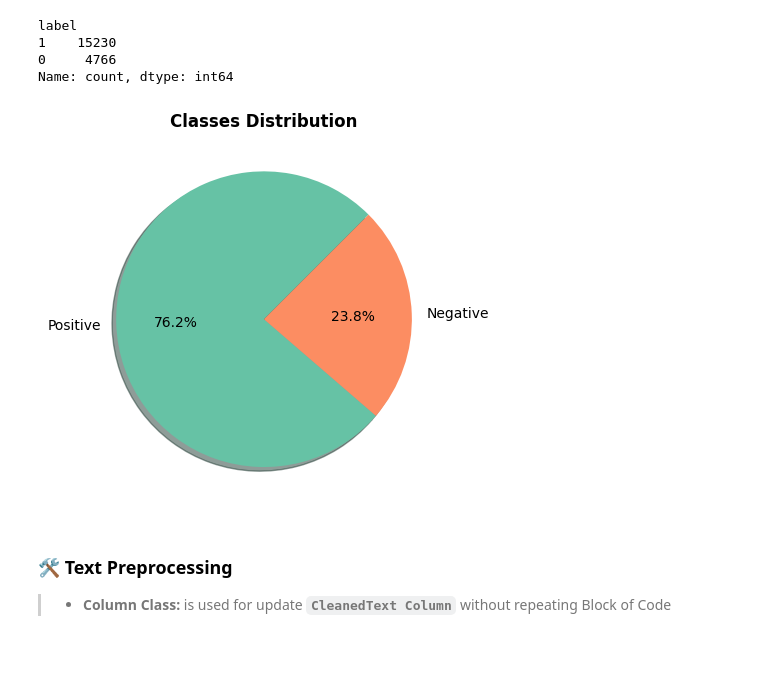
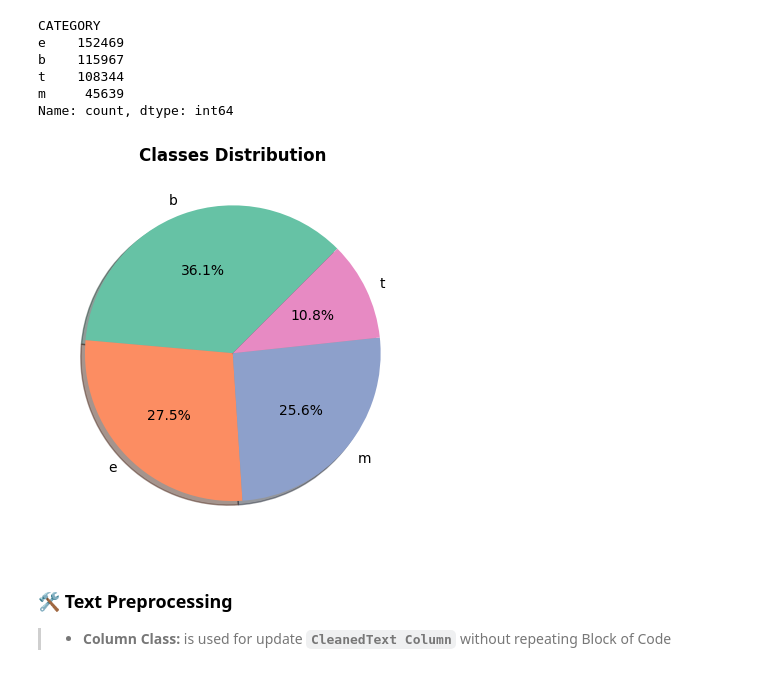
Before and after one commit to Youssef3082004/Elevvo_Pathways_Internship, a Jupyter notebook: Model.ipynb, the cells around one changed output. Drawn from its saved outputs; the diff is of its cells as text; code cells hidden in the pictures.

```diff
--- a/Model.ipynb
+++ b/Model.ipynb
@@ -10,4 +18,4 @@ import re
 # %%
-df = pd.read_csv("Dataset/amazon.csv")
-df
+df = pd.read_csv("Dataset/AGNews.csv")
+df.head()
 # %% [output]
@@ -26,0 +28,3 @@ df
+# %%
+df = pd.concat([df["TITLE"],df["CATEGORY"]],axis=1)
+df
@@ -57,19 +95,21 @@ np.int64(0)
 # %%
-df["label"].value_counts()
+df["CATEGORY"].value_counts()
 # %% [output]
-label
-1    15230
-0     4766
+CATEGORY
+e    152469
+b    115967
+t    108344
+m     45639
 Name: count, dtype: int64
 # %%
-counts = df["label"].value_counts().to_numpy()
+counts = df["CATEGORY"].value_counts().to_numpy()
 
 colors = sns.color_palette('Set2', len(df))
 plt.title("Classes Distribution",weight="bold")
-plt.pie(x=counts,labels=["Positive","Negative"],colors=colors,rotatelabels=False,autopct="%1.1f%%",startangle=45,shadow=True)
+plt.pie(x=counts,labels=np.unique(df["CATEGORY"].to_numpy()),colors=colors,rotatelabels=False,autopct="%1.1f%%",startangle=45,shadow=True)
 plt.show()
 # %% [output]
-[figure, old version]
+[figure, new version]
 # %% [markdown]
 ### 🛠 Text Preprocessing
 
```
Also changed, not shown: parts of 44 cells of this notebook.
